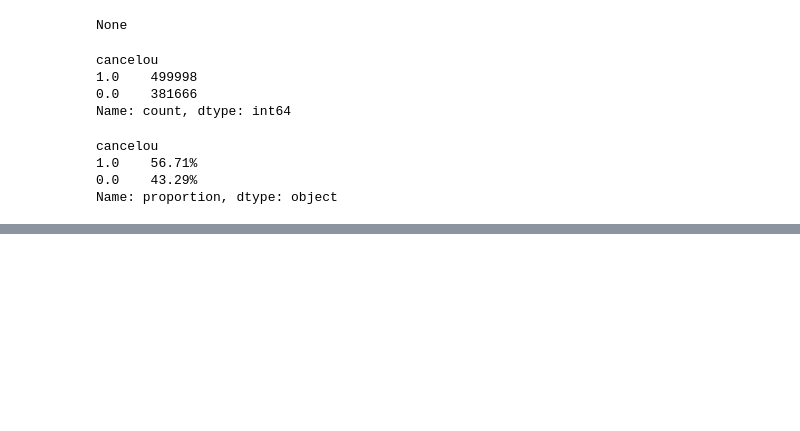
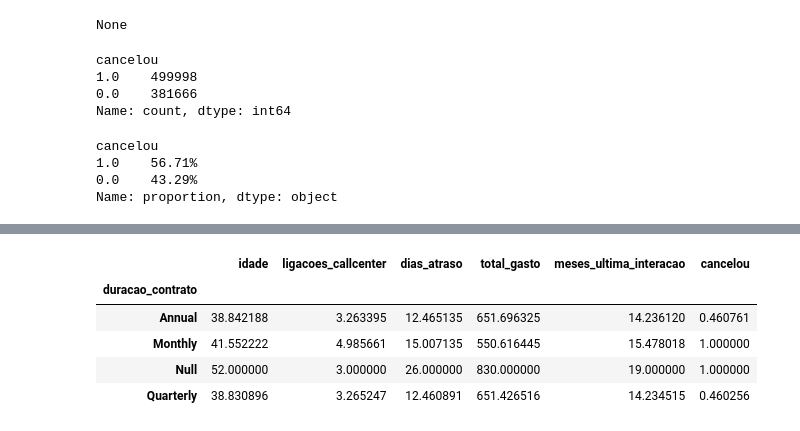
Before and after one commit to tallyto/big-data, a Jupyter notebook: cancelamentos/notebooks/main.ipynb, the cells around one changed output, grey strips where cells are left out. Saved outputs shown, nothing was run; the diff lists cells and outputs as text; code cells hidden in the pictures; blank space fills up the shorter version.

```diff
--- a/cancelamentos/notebooks/main.ipynb
+++ b/cancelamentos/notebooks/main.ipynb
@@ -73,0 +103,11 @@ Name: proportion, dtype: object
+# %%
+# Analizando o contrato mensal
+
+display(tabela.groupby("duracao_contrato").mean(numeric_only=True))
+# %% [output]
+|  | idade | ligacoes_callcenter | dias_atraso | total_gasto | meses_ultima_interacao | cancelou |
+| duracao_contrato |  |  |  |  |  |  |
+| Annual | 38.842188 | 3.263395 | 12.465135 | 651.696325 | 14.236120 | 0.460761 |
+| Monthly | 41.552222 | 4.985661 | 15.007135 | 550.616445 | 15.478018 | 1.000000 |
+| Null | 52.000000 | 3.000000 | 26.000000 | 830.000000 | 19.000000 | 1.000000 |
+| Quarterly | 38.830896 | 3.265247 | 12.460891 | 651.426516 | 14.234515 | 0.460256 |
```
Also changed, not shown: parts of 8 cells of this notebook.
